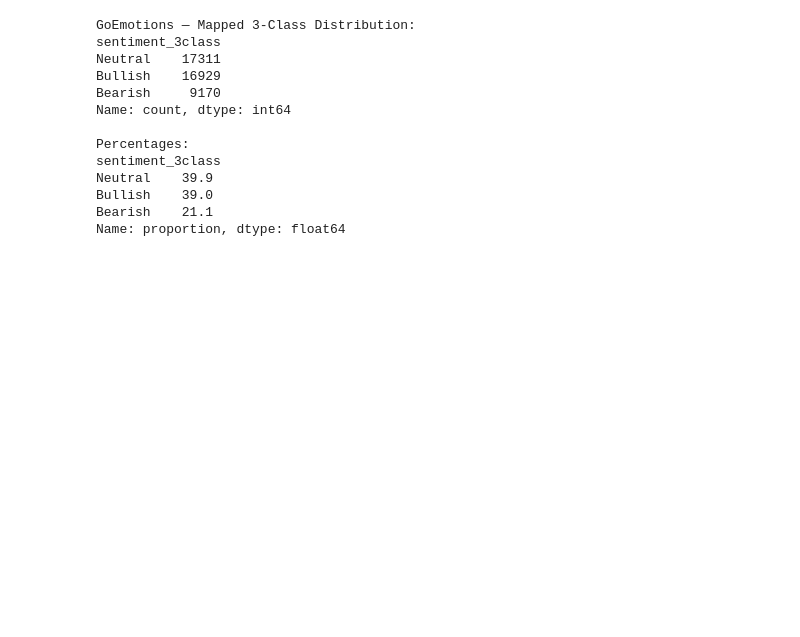
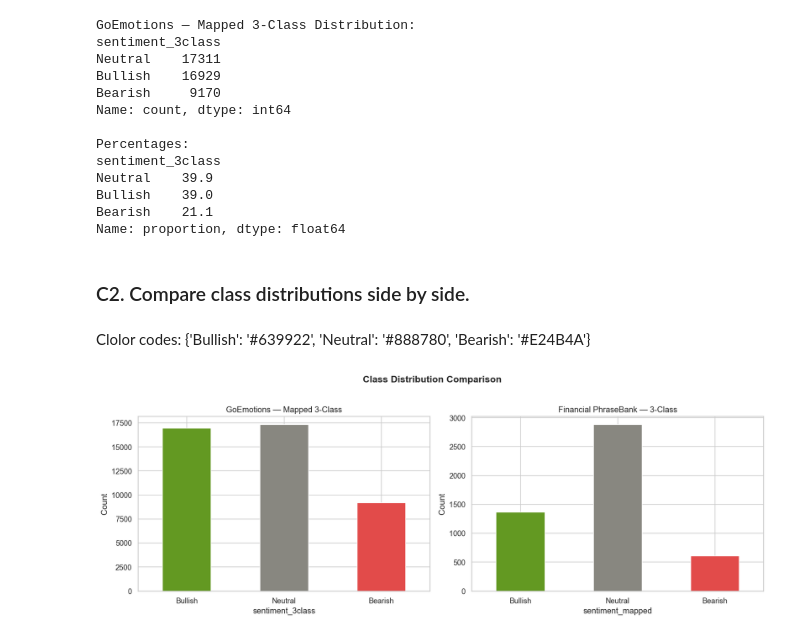
Before and after one commit to Kevinmonitor/TECHNOLOGY-DESIGN-PROJECT, a Jupyter notebook: Dataset_Explorer_GoEmotions_FinancialPhraseBank.ipynb, the cells around one changed output. Saved outputs shown, nothing was run; the diff lists cells and outputs as text; code cells hidden in the pictures; blank space fills up the shorter version.

Commit message:
Comparision of class distribution side by side.

```diff
--- a/Dataset_Explorer_GoEmotions_FinancialPhraseBank.ipynb
+++ b/Dataset_Explorer_GoEmotions_FinancialPhraseBank.ipynb
@@ -393,3 +393,34 @@ Neutral    39.9
 Bullish    39.0
 Bearish    21.1
 Name: proportion, dtype: float64
+# %% [markdown]
+### C2. Compare class distributions side by side.
+# %% [markdown]
+Clolor codes: {'Bullish': '#639922', 'Neutral': '#888780', 'Bearish': '#E24B4A'}
+# %%
+fig, axes = plt.subplots(1, 2, figsize=(14, 5))
+
+colors_3class = {'Bullish': '#639922', 'Neutral': '#888780', 'Bearish': '#E24B4A'}
+order_3class = ['Bullish', 'Neutral', 'Bearish']
+
+# GoEmotions mapped
+ge_counts = ge_train['sentiment_3class'].value_counts().reindex(order_3class)
+ge_counts.plot(kind='bar', ax=axes[0], color=[colors_3class[s] for s in order_3class])
+axes[0].set_title('GoEmotions — Mapped 3-Class')
+axes[0].set_ylabel('Count')
+axes[0].tick_params(axis='x', rotation=0)
+
+# Financial PhraseBank (map labels to match)
+fpb_map = {'Positive': 'Bullish', 'Neutral': 'Neutral', 'Negative': 'Bearish'}
+fpb_df['sentiment_mapped'] = fpb_df['sentiment'].map(fpb_map)
+fpb_counts = fpb_df['sentiment_mapped'].value_counts().reindex(order_3class)
+fpb_counts.plot(kind='bar', ax=axes[1], color=[colors_3class[s] for s in order_3class])
+axes[1].set_title('Financial PhraseBank — 3-Class')
+axes[1].set_ylabel('Count')
+axes[1].tick_params(axis='x', rotation=0)
+
+plt.suptitle('Class Distribution Comparison', fontsize=14, fontweight='bold', y=1.02)
+plt.tight_layout()
+plt.show()
+# %% [output]
+[figure, added]
```
Also changed, not shown: parts of 1 cell of this notebook.
